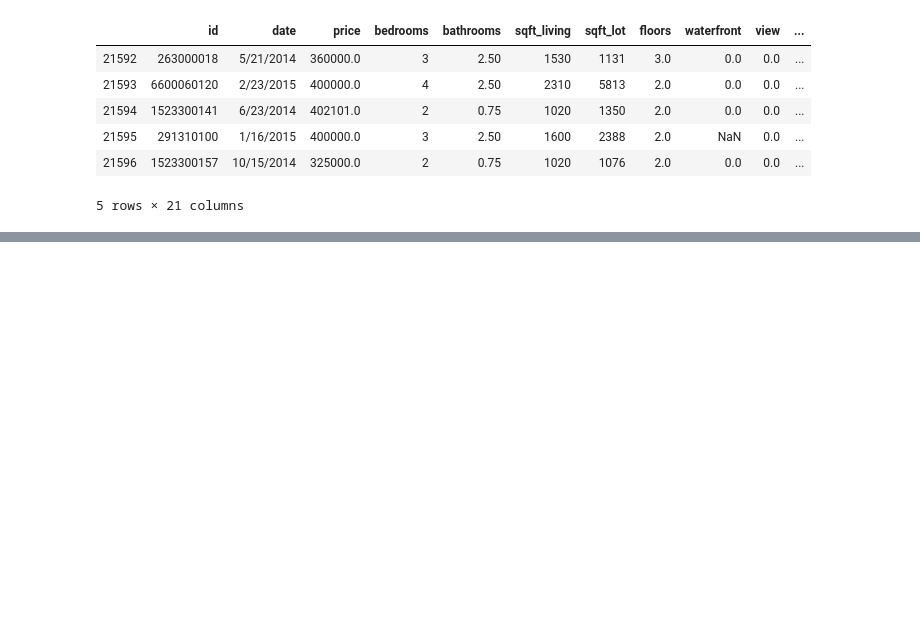
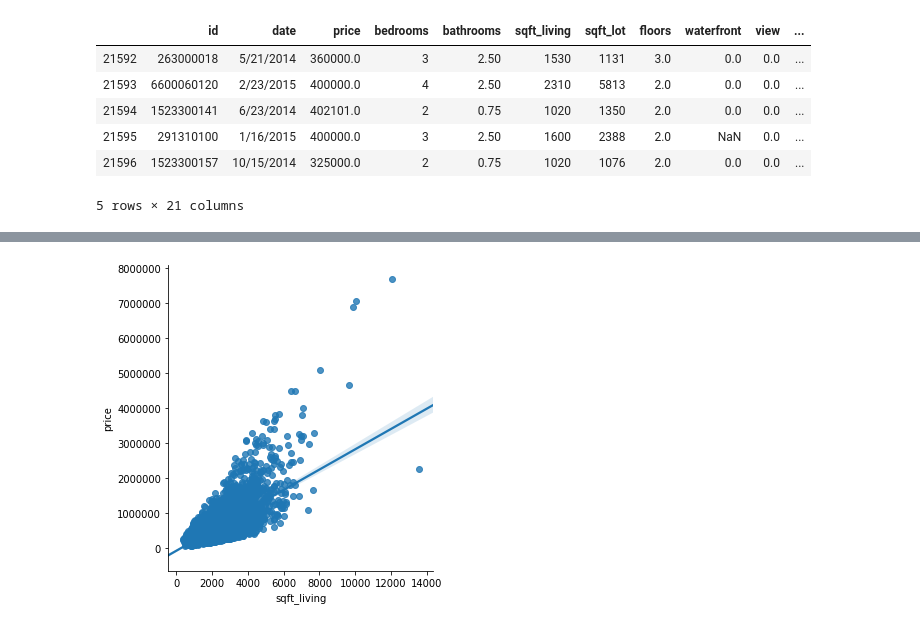
Before and after one commit to psuero1/house-sales-project, a Jupyter notebook: Data_Cleaning_EDA.ipynb, the cells around one changed output, grey strips where cells are left out. Cells and saved outputs as stored; diff of their text form; code cells hidden in the pictures; blank space fills up the shorter version.

```diff
--- a/Data_Cleaning_EDA.ipynb
+++ b/Data_Cleaning_EDA.ipynb
@@ -65,0 +304,4 @@ dtype: int64
+# %%
+price_sqft_2014 = sns.lmplot(data=data_2014, x='sqft_living', y='price')
+# %% [output]
+[figure, added]
```
Also changed, not shown: parts of 20 cells of this notebook.
